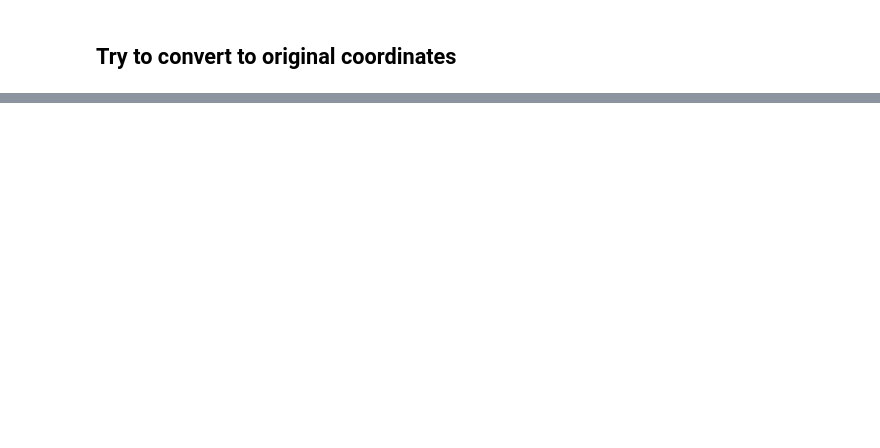
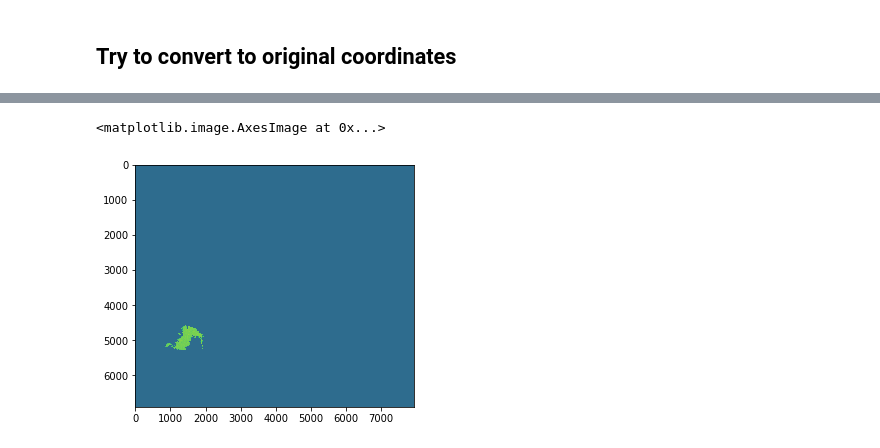
Before and after one commit to Hydroviet/Landsat-Imagery, a Jupyter notebook: Create_geoJSON_byMonth.ipynb, the cells around one changed output, grey strips where cells are left out. Cells and saved outputs as stored; diff of their text form; code cells hidden in the pictures; blank space fills up the shorter version.

```diff
--- a/Create_geoJSON_byMonth.ipynb
+++ b/Create_geoJSON_byMonth.ipynb
@@ -187,0 +187,5 @@ mapping(ho_tri_an.geometry.values[0])
+# %%
+plt.imshow(ndwi2_origin)
+# %% [output]
+<matplotlib.image.AxesImage at 0x...>
+[figure, added]
```
Also changed, not shown: parts of 23 cells of this notebook.
